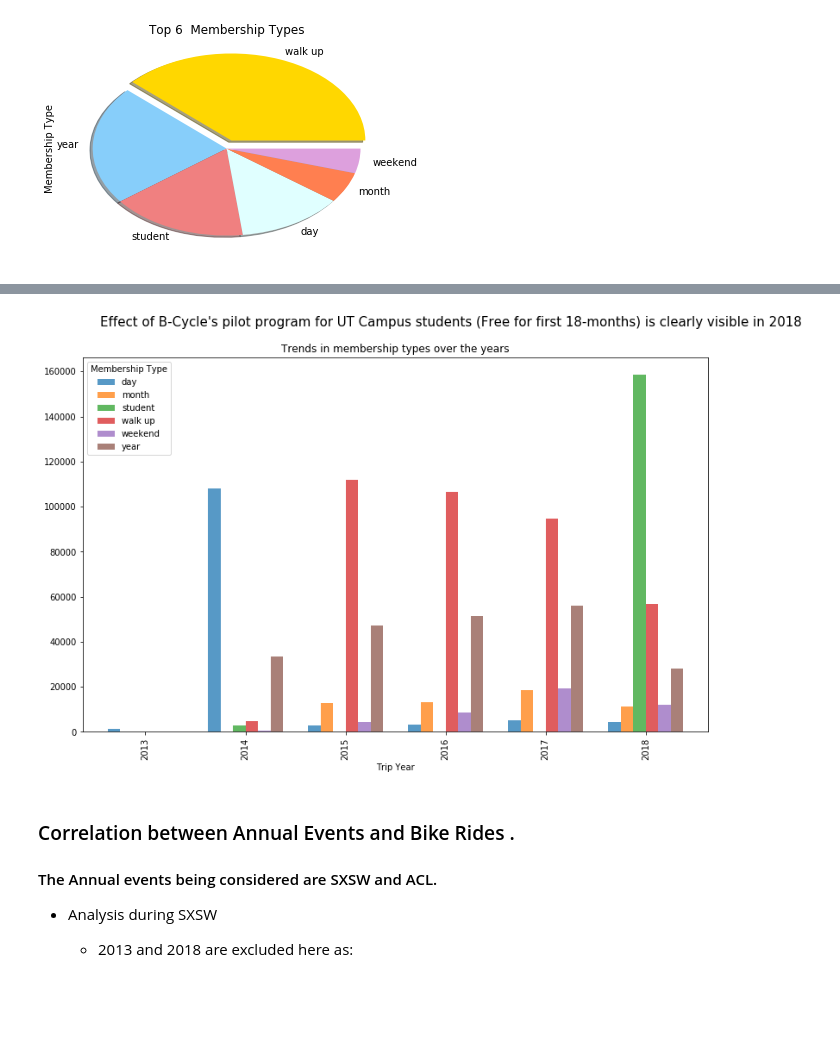
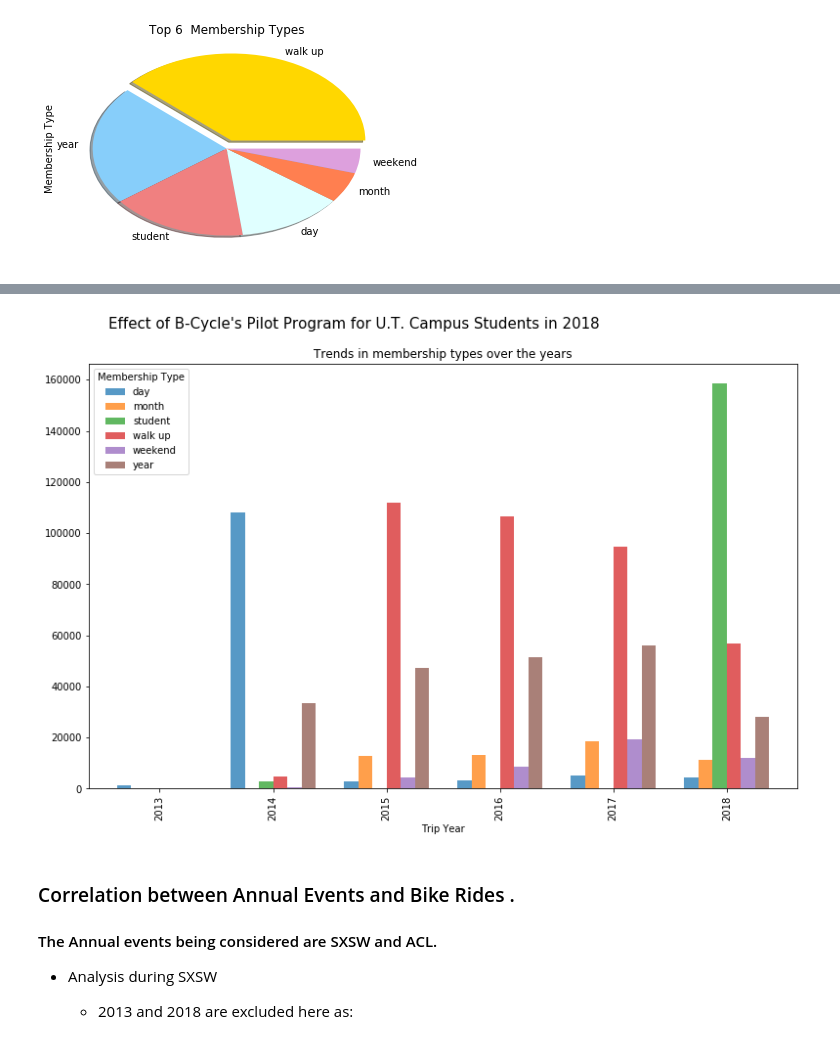
Before and after one commit to ananyay/Pedal_through_Austin, a Jupyter notebook: data_analysis_gabriela.ipynb, the cells around one changed output, grey strips where cells are left out. Cells and saved outputs as stored; diff of their text form; code cells hidden in the pictures; blank space fills up the shorter version.

```diff
--- a/data_analysis_gabriela.ipynb
+++ b/data_analysis_gabriela.ipynb
@@ -418,30 +450,30 @@ plt.show()
 # %%
 # To identify the top 6 membership types, apply group by and sort in descending fashion.
 # Just for the above identified Top 6 membership types, group by year to count the total rides using Trip ID.
 # Analysis plot has Trip Years on X-Axis, Total rides on Y-axis and pivoted by membership type.
 
 mem_type_df = df_bike_cl.groupby(["Membership Type"],as_index=True).size()
 mem_type_df = mem_type_df.sort_values(ascending=False)
 
-#select the data for the top 6 memberships
+# Select the data for the top 6 memberships
 mem_type_year = []
 
 for memtype in mem_type_df[:6].to_dict():
     df_temp = df_bike_cl.loc[df_bike_cl["Membership Type"]==memtype]
     mem_type_year.append(df_temp)
 
 mem_type_year_df = pd.concat(mem_type_year)
 
 # Now plot the data, since we have the top 6 membership types now group by Year and display
 fig, ax = plt.subplots(figsize=(13,8))
 # Without unstack, the rows are displayed seperately.
 mem_type_year_df.groupby(['Trip Year','Membership Type']).count()['Trip ID'].unstack().plot.bar(ax=ax,width = 0.75, alpha = 0.75)
-plt.text(-0.45,180000,"Effect of B-Cycle's pilot program for UT Campus students (Free for first 18-months) is clearly visible in 2018",fontsize = 15)
+plt.text(-0.45,180000,"Effect of B-Cycle's Pilot Program for U.T. Campus Students in 2018",fontsize = 15)
 plt.title("Trends in membership types over the years")
 plt.savefig("Images/mem_type_year.png",bbox_inches = "tight")
 plt.show()
 # %% [output]
-[figure, old version]
+[figure, new version]
 # %% [markdown]
 ### Correlation between Annual Events and Bike Rides .
 #### The Annual events being considered are SXSW and ACL.
```
Also changed, not shown: parts of 35 cells of this notebook.
